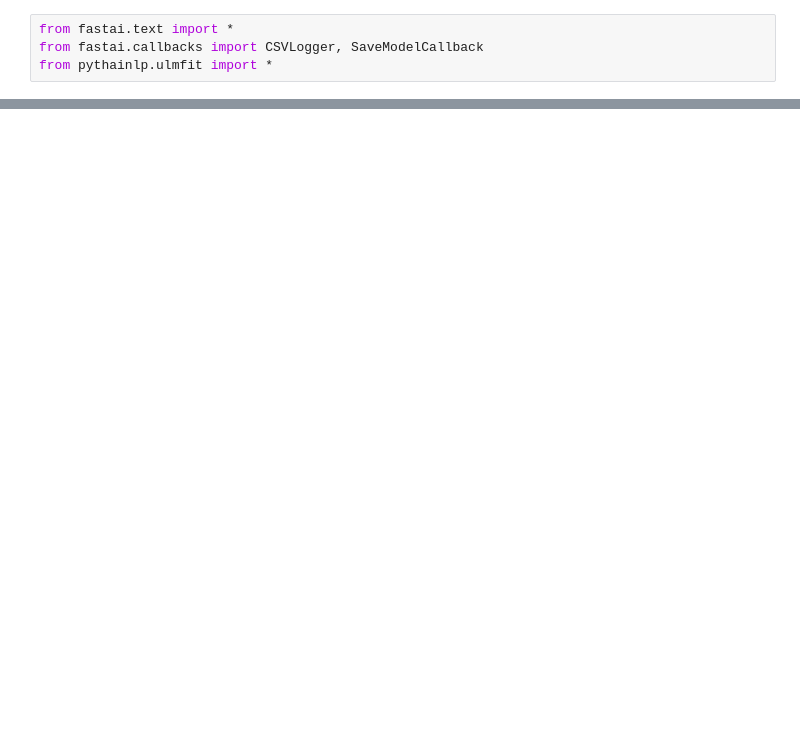
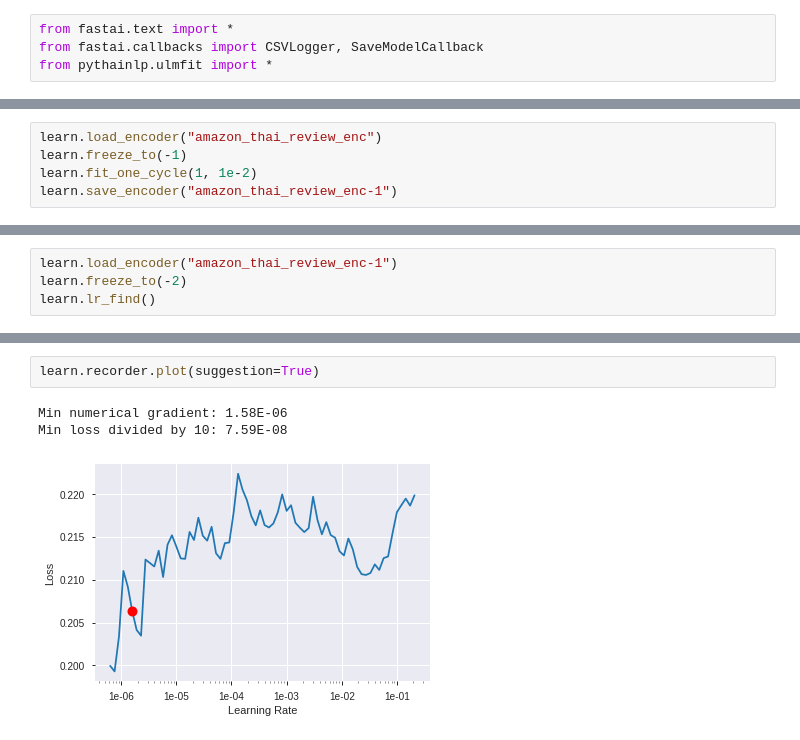
Before and after one commit to witchapong/amazon-thai-fake-review-classification, a Jupyter notebook: Benchmark.ipynb, the cells around one changed output, grey strips where cells are left out. Saved outputs shown, nothing was run; the diff lists cells and outputs as text; blank space fills up the shorter version.

```diff
--- a/Benchmark.ipynb
+++ b/Benchmark.ipynb
@@ -245,0 +372,5 @@ _THWIKI_LSTM
+# %%
+learn.load_encoder("amazon_thai_review_enc")
+learn.freeze_to(-1)
+learn.fit_one_cycle(1, 1e-2)
+learn.save_encoder("amazon_thai_review_enc-1")
@@ -245,0 +397,4 @@ _THWIKI_LSTM
+# %%
+learn.load_encoder("amazon_thai_review_enc-1")
+learn.freeze_to(-2)
+learn.lr_find()
@@ -245,0 +423,6 @@ _THWIKI_LSTM
+# %%
+learn.recorder.plot(suggestion=True)
+# %% [output]
+Min numerical gradient: 1.58E-06
+Min loss divided by 10: 7.59E-08
+[figure, added]
```
Also changed, not shown: parts of 45 cells of this notebook.
